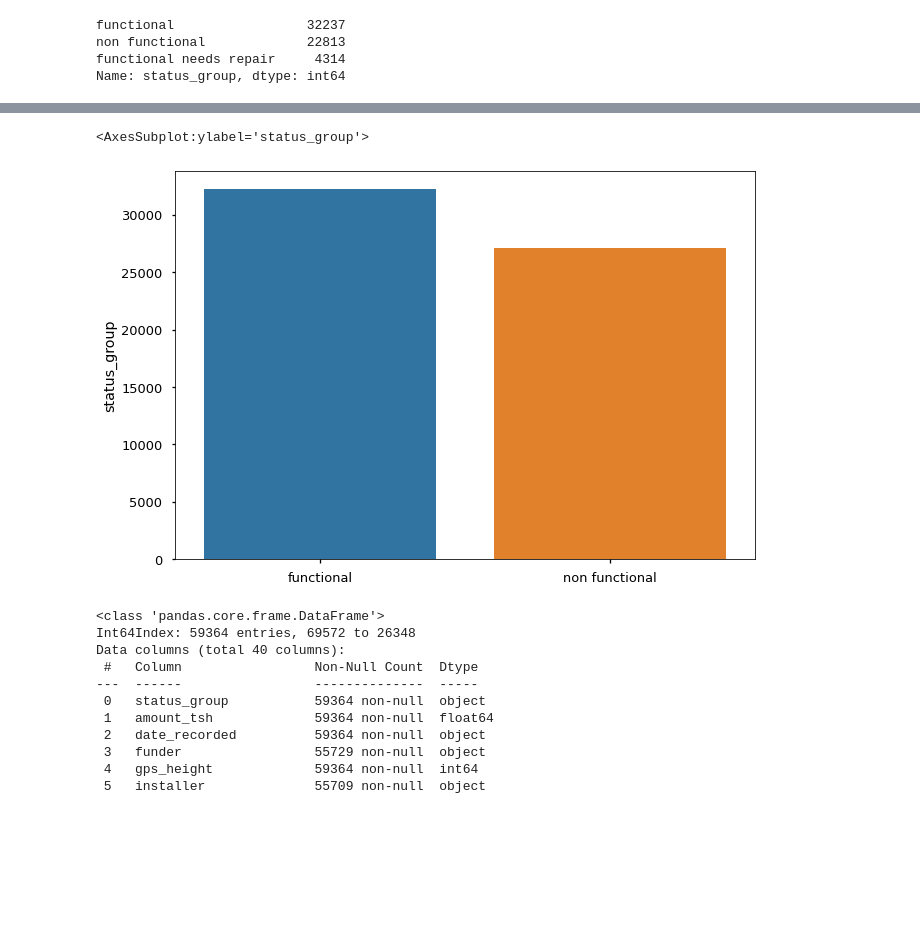
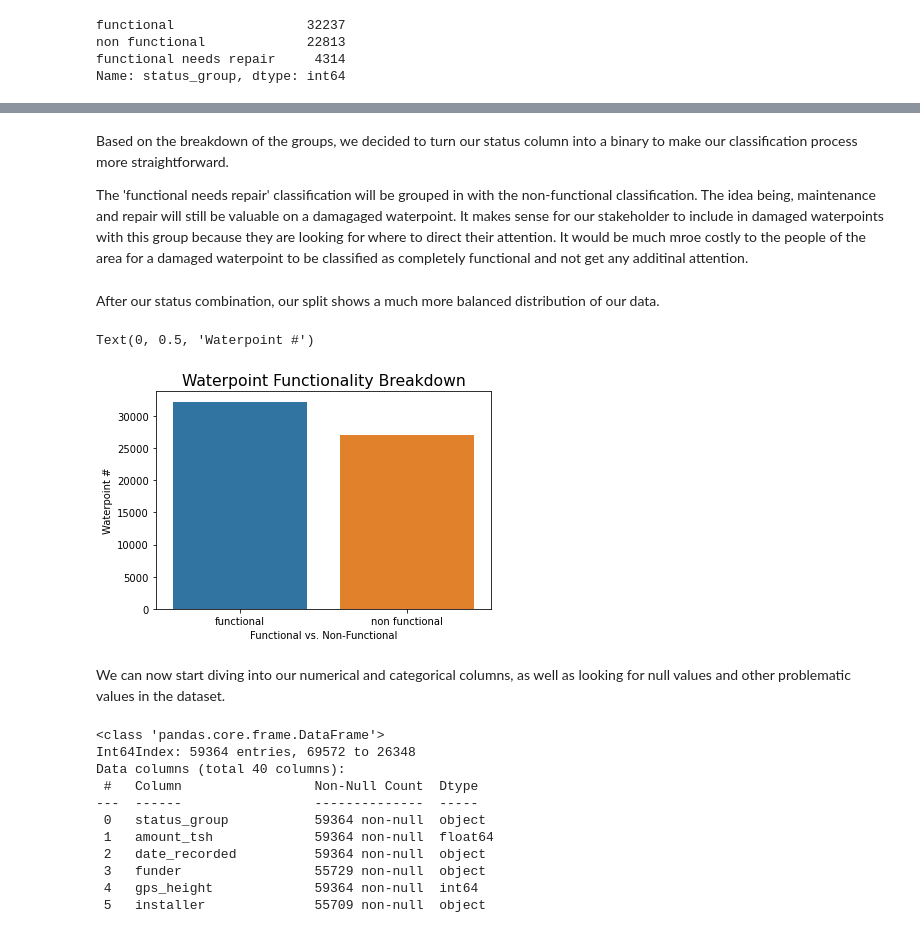
Before and after one commit to NicholasIndorf/TanzanianWaterWells, a Jupyter notebook: notebooks/Jen/Pipeline_updates.ipynb, the cells around one changed output, grey strips where cells are left out. Cells and saved outputs as stored; diff of their text form; code cells hidden in the pictures; blank space fills up the shorter version.

```diff
--- a/notebooks/Jen/Pipeline_updates.ipynb
+++ b/notebooks/Jen/Pipeline_updates.ipynb
@@ -64,18 +69,26 @@ sns.barplot(x=df['status_group'].value_counts().index, y=df['status_group'].valu
+# %% [markdown]
+Based on the breakdown of the groups, we decided to turn our status column into a binary to make our classification process more straightforward.
+
+The 'functional needs repair' classification will be grouped in with the non-functional classification. The idea being, maintenance and repair will still be valuable on a damagaged waterpoint. It makes sense for our stakeholder to include in damaged waterpoints with this group because they are looking for where to direct their attention. It would be much mroe costly to the people of the area for a damaged waterpoint to be classified as completely functional and not get any additinal attention.
 # %%
 # combine 'functional needs repair' into 'non functional'
 df.loc[df['status_group'] == 'functional needs repair', 'status_group'] = 'non functional'
+# %% [markdown]
+After our status combination, our split shows a much more balanced distribution of our data.
 # %%
-# visualize
-## Jen - add pretty labels with capitals, bigger fonts
+# Visualizing our breakdown
+
 fig, ax = plt.subplots()
 plt.style.use('seaborn-talk')
 sns.barplot(x=df['status_group'].value_counts().index, y=df['status_group'].value_counts())
-# ax.set_title('')
-# ax.set_xlabel('')
-# ax.set_ylabel('')
+ax.set_title('Waterpoint Functionality Breakdown')
+ax.set_xlabel('Functional vs. Non-Functional')
+ax.set_ylabel('Waterpoint #')
 # %% [output]
-<AxesSubplot:ylabel='status_group'>
+Text(0, 0.5, 'Waterpoint #')
-[figure, old version]
+[figure, new version]
+# %% [markdown]
+We can now start diving into our numerical and categorical columns, as well as looking for null values and other problematic values in the dataset.
 # %%
 df.info()
 # %% [output]
```
Also changed, not shown: parts of 31 cells of this notebook.
